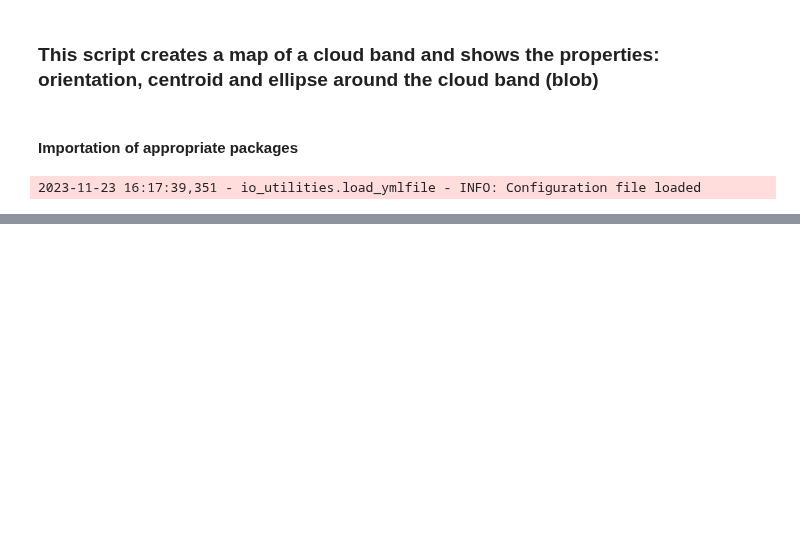
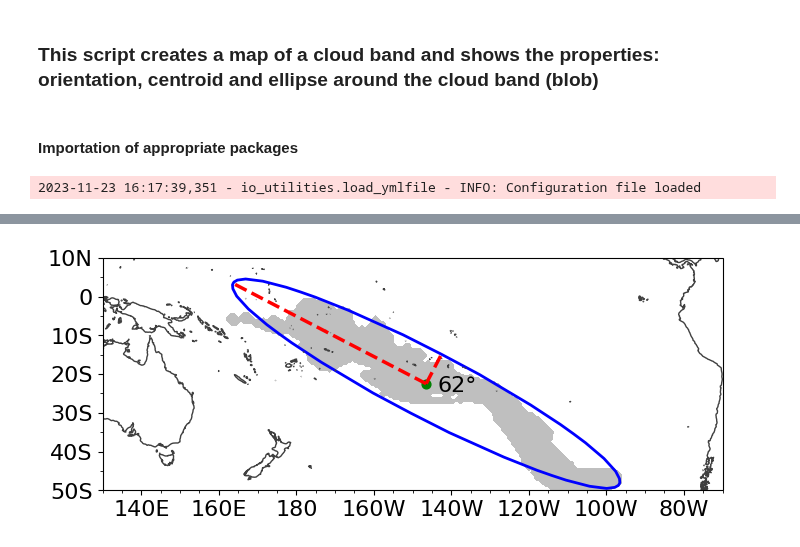
Before and after one commit to romainpilon/cloudbandPy, a Jupyter notebook: notebooks/ellipse_around_cloud_band.ipynb, the cells around one changed output, grey strips where cells are left out. Cells and saved outputs as stored; diff of their text form; code cells hidden in the pictures; blank space fills up the shorter version.

Commit message:
Change latitude south ellipse blob

```diff
--- a/notebooks/ellipse_around_cloud_band.ipynb
+++ b/notebooks/ellipse_around_cloud_band.ipynb
@@ -139,31 +150,33 @@ for props in blobs_regionprops:
     ax.plot((x0, x1), (y0, y1), "--r", linewidth=2.5, transform=ccrs.PlateCarree())
     ax.text(
         x0 + 3,
         y0 - 2,
         str(int(angle_deg)) + r"°",
         color="k",
         transform=ccrs.PlateCarree(),
     )
 
-lat_north, lat_south = 10, -45
+lat_north, lat_south = 10, -50
 lonticks = np.concatenate((np.arange(0, 180, 20), np.arange(-180, 0, 20)))
 latticks = np.arange(-50, 20, 10)
 ax.set_yticks(latticks, crs=ccrs.PlateCarree())
 ax.set_xticks(lonticks, crs=ccrs.PlateCarree())
 ax.xaxis.set_major_formatter(LON_FORMAT)
 ax.yaxis.set_major_formatter(LAT_FORMAT)
 ax.yaxis.set_minor_locator(MultipleLocator(5))
 ax.xaxis.set_minor_locator(MultipleLocator(5))
 ax.coastlines("50m", color="#404040")
 ax.set_extent([wrapTo180(lons)[-1], wrapTo180(lons)[0], lat_south, lat_north])
 ax.set_ylim([lat_south, lat_north])
 original_startdate = config_event['startdate']
 datetime_obj = dt.datetime.strptime(original_startdate, '%Y%m%d.%H')
 formatted_startdate = datetime_obj.strftime('%Y-%m-%d')
 
 
 plt.savefig(
     f"./ellipse_{formatted_startdate}.png",
     dpi=200,
     bbox_inches="tight",
 )
+# %% [output]
+[figure, added]
```
Also changed, not shown: parts of 3 cells of this notebook.
